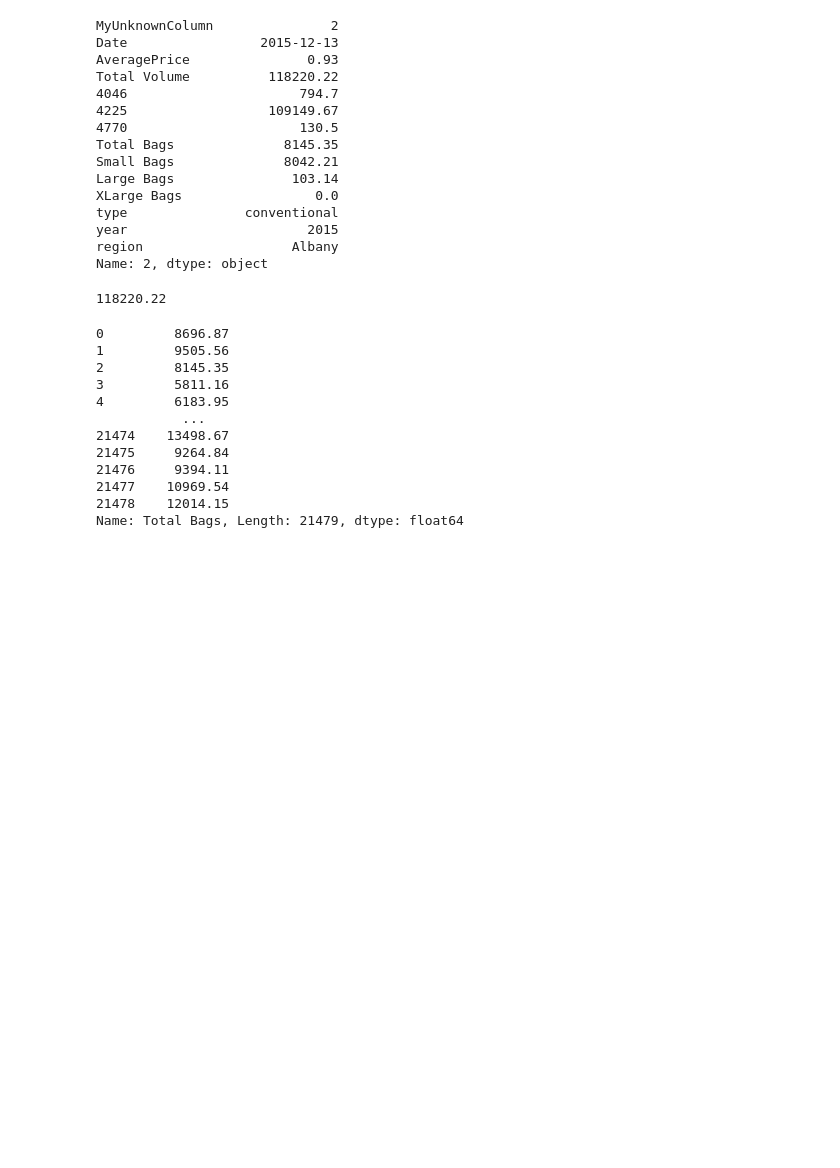
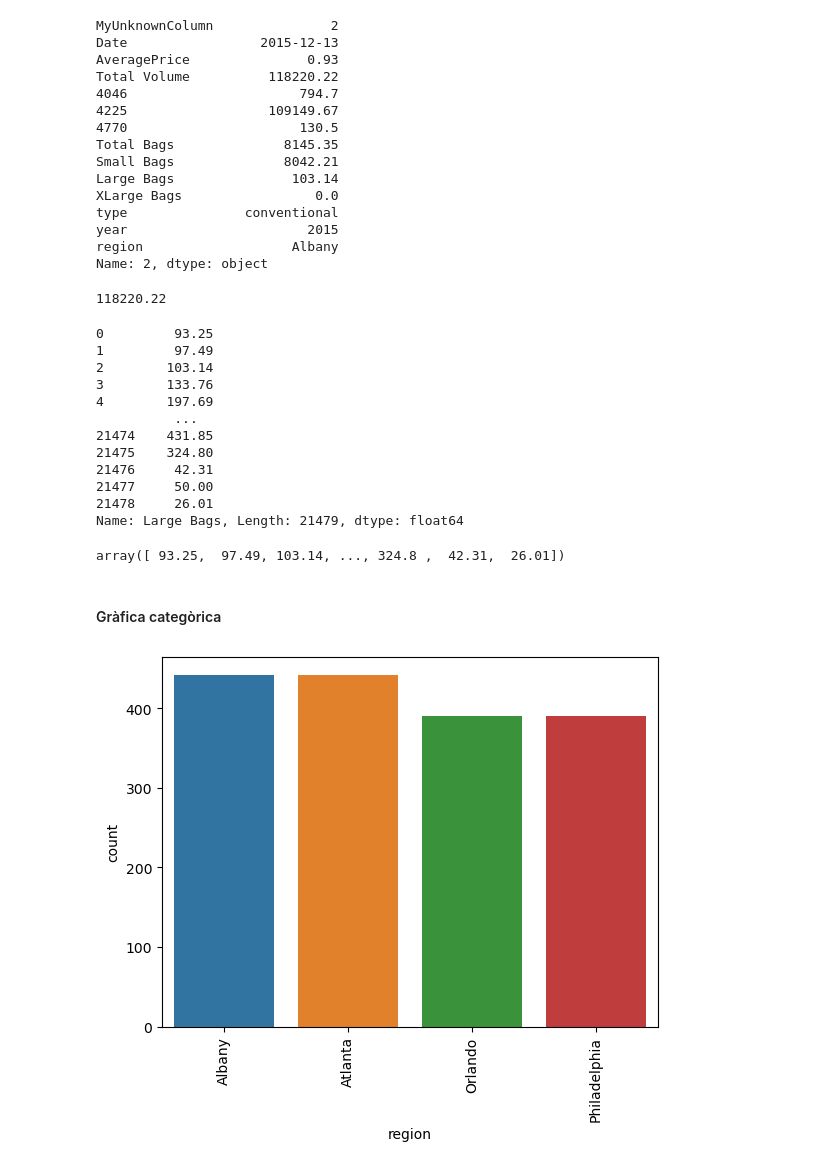
Before and after one commit to albertbatlle/cp-objectes-dades, a Jupyter notebook: avocado.ipynb, the cells around one changed output. Drawn from its saved outputs; the diff is of its cells as text; code cells hidden in the pictures; blank space fills up the shorter version.

```diff
--- a/avocado.ipynb
+++ b/avocado.ipynb
@@ -28,0 +42,4 @@ df_avocado.tail(8)
+# %%
+df_avocado["Descuento"]=20
+# %%
+df_avocado["Precio_final"] = round(df_avocado["AveragePrice"]*df_avocado["Total Bags"]*(1-(df_avocado["Descuento"]/100)), 2)
@@ -83,3 +138,6 @@ dtype('O')
+# %%
+esregio = df_avocado["region"].isin(["Albany", "Atlanta", "Orlando", "Philadelphia"])
+df_avocado_new = df_avocado[esregio]
 # %%
 df_avocado.loc[2]
 # %% [output]
@@ -103,17 +161,17 @@ df_avocado.iloc[2,3]
 # %% [output]
 118220.22
 # %%
-df_avocado["Total Bags"]
+df_avocado["Large Bags"]
 # %% [output]
-0         8696.87
-1         9505.56
-2         8145.35
-3         5811.16
-4         6183.95
-           ...
-21474    13498.67
-21475     9264.84
-21476     9394.11
-21477    10969.54
-21478    12014.15
-Name: Total Bags, Length: 21479, dtype: float64
+0         93.25
+1         97.49
+2        103.14
+3        133.76
+4        197.69
+          ...
+21474    431.85
+21475    324.80
+21476     42.31
+21477     50.00
+21478     26.01
+Name: Large Bags, Length: 21479, dtype: float64
@@ -126,0 +178,12 @@ import warnings
+# %%
+df_avocado["Large Bags"].unique()
+# %% [output]
+array([ 93.25,  97.49, 103.14, ..., 324.8 ,  42.31,  26.01])
+# %% [markdown]
+#### Gràfica categòrica
+# %%
+sns.countplot(df_avocado_new, x="region")
+plt.xticks(rotation=90)
+plt.show()
+# %% [output]
+[figure, added]
```
Also changed, not shown: parts of 23 cells of this notebook, 7 other files.
